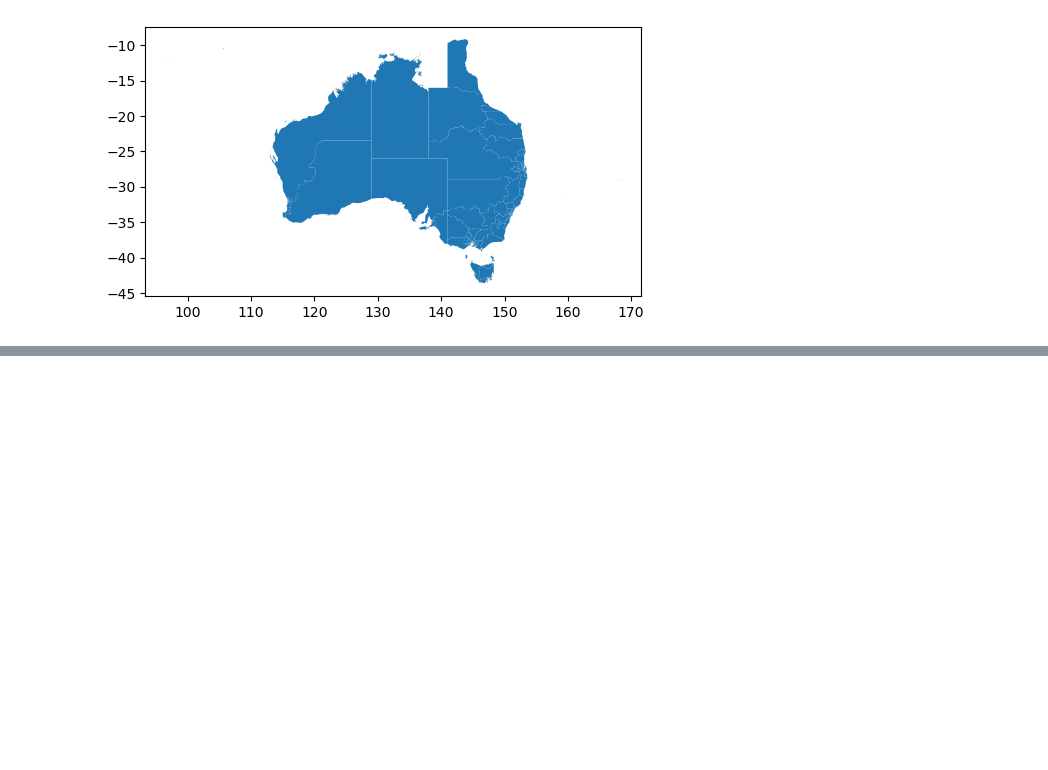
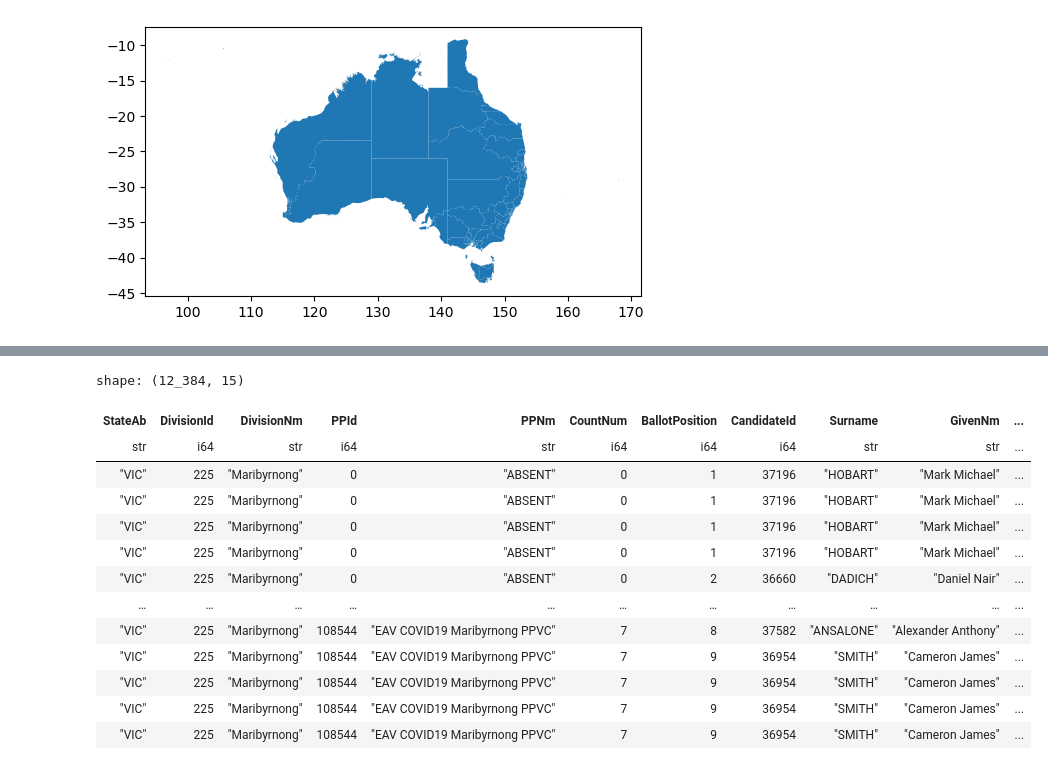
Before and after one commit to Andre-Medina/Electoralyze, a Jupyter notebook: experiments/05_electrion_data/01_federal_2022/01_processing.ipynb, the cells around one changed output, grey strips where cells are left out. Cells and saved outputs as stored; diff of their text form; code cells hidden in the pictures; blank space fills up the shorter version.

```diff
--- a/experiments/05_electrion_data/01_federal_2022/01_processing.ipynb
+++ b/experiments/05_electrion_data/01_federal_2022/01_processing.ipynb
@@ -18,0 +22,7 @@ region.Federal2022.geometry.pipe(to_geopandas).plot()
+# %%
+from electoralyze.common.files import download_file
+
+file_url = (
+    "/home/andre/git/private/electoralyze/experiments/05_electrion_data/01_federal_2022/" + "temp/results_by_pp.zip"
+)
+download_file(results_per_polling_place_url, file_url)
@@ -18,0 +54,18 @@ region.Federal2022.geometry.pipe(to_geopandas).plot()
+# %%
+sample_data = pl.read_csv(ZipFile(file_url).open("HouseDopByPPDownload-27966-VIC-MARI.csv"), skip_rows=1)
+sample_data
+# %% [output]
+shape: (12_384, 15)
+| StateAb | DivisionId | DivisionNm | PPId | PPNm | CountNum | BallotPosition | CandidateId | Surname | GivenNm | ... |
+| str | i64 | str | i64 | str | i64 | i64 | i64 | str | str | ... |
+| "VIC" | 225 | "Maribyrnong" | 0 | "ABSENT" | 0 | 1 | 37196 | "HOBART" | "Mark Michael" | ... |
+| "VIC" | 225 | "Maribyrnong" | 0 | "ABSENT" | 0 | 1 | 37196 | "HOBART" | "Mark Michael" | ... |
+| "VIC" | 225 | "Maribyrnong" | 0 | "ABSENT" | 0 | 1 | 37196 | "HOBART" | "Mark Michael" | ... |
+| "VIC" | 225 | "Maribyrnong" | 0 | "ABSENT" | 0 | 1 | 37196 | "HOBART" | "Mark Michael" | ... |
+| "VIC" | 225 | "Maribyrnong" | 0 | "ABSENT" | 0 | 2 | 36660 | "DADICH" | "Daniel Nair" | ... |
+| … | … | … | … | … | … | … | … | … | … | ... |
+| "VIC" | 225 | "Maribyrnong" | 108544 | "EAV COVID19 Maribyrnong PPVC" | 7 | 8 | 37582 | "ANSALONE" | "Alexander Anthony" | ... |
+| "VIC" | 225 | "Maribyrnong" | 108544 | "EAV COVID19 Maribyrnong PPVC" | 7 | 9 | 36954 | "SMITH" | "Cameron James" | ... |
+| "VIC" | 225 | "Maribyrnong" | 108544 | "EAV COVID19 Maribyrnong PPVC" | 7 | 9 | 36954 | "SMITH" | "Cameron James" | ... |
+| "VIC" | 225 | "Maribyrnong" | 108544 | "EAV COVID19 Maribyrnong PPVC" | 7 | 9 | 36954 | "SMITH" | "Cameron James" | ... |
+| "VIC" | 225 | "Maribyrnong" | 108544 | "EAV COVID19 Maribyrnong PPVC" | 7 | 9 | 36954 | "SMITH" | "Cameron James" | ... |
```
Also changed, not shown: parts of 7 cells of this notebook, 4 other files.
